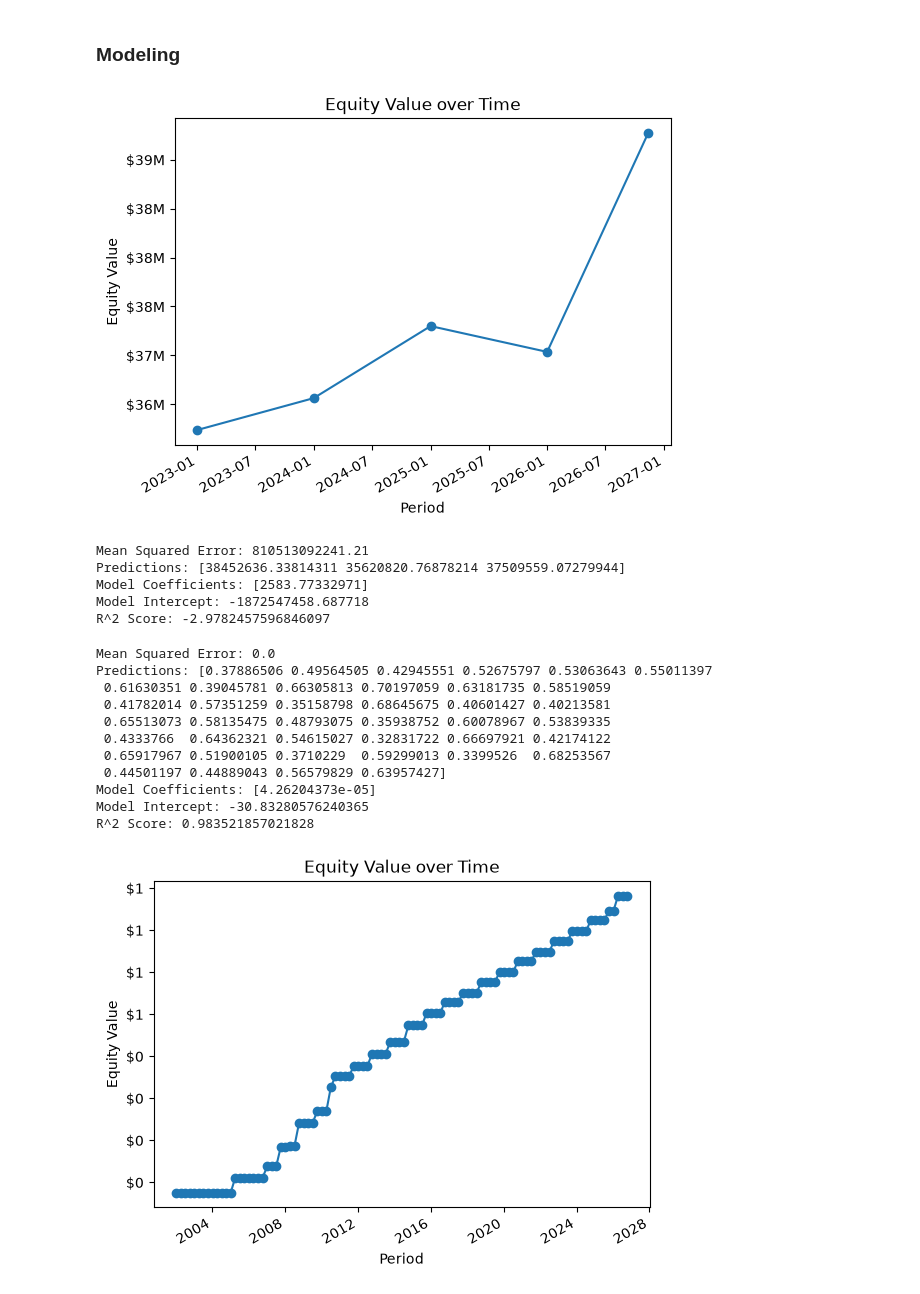
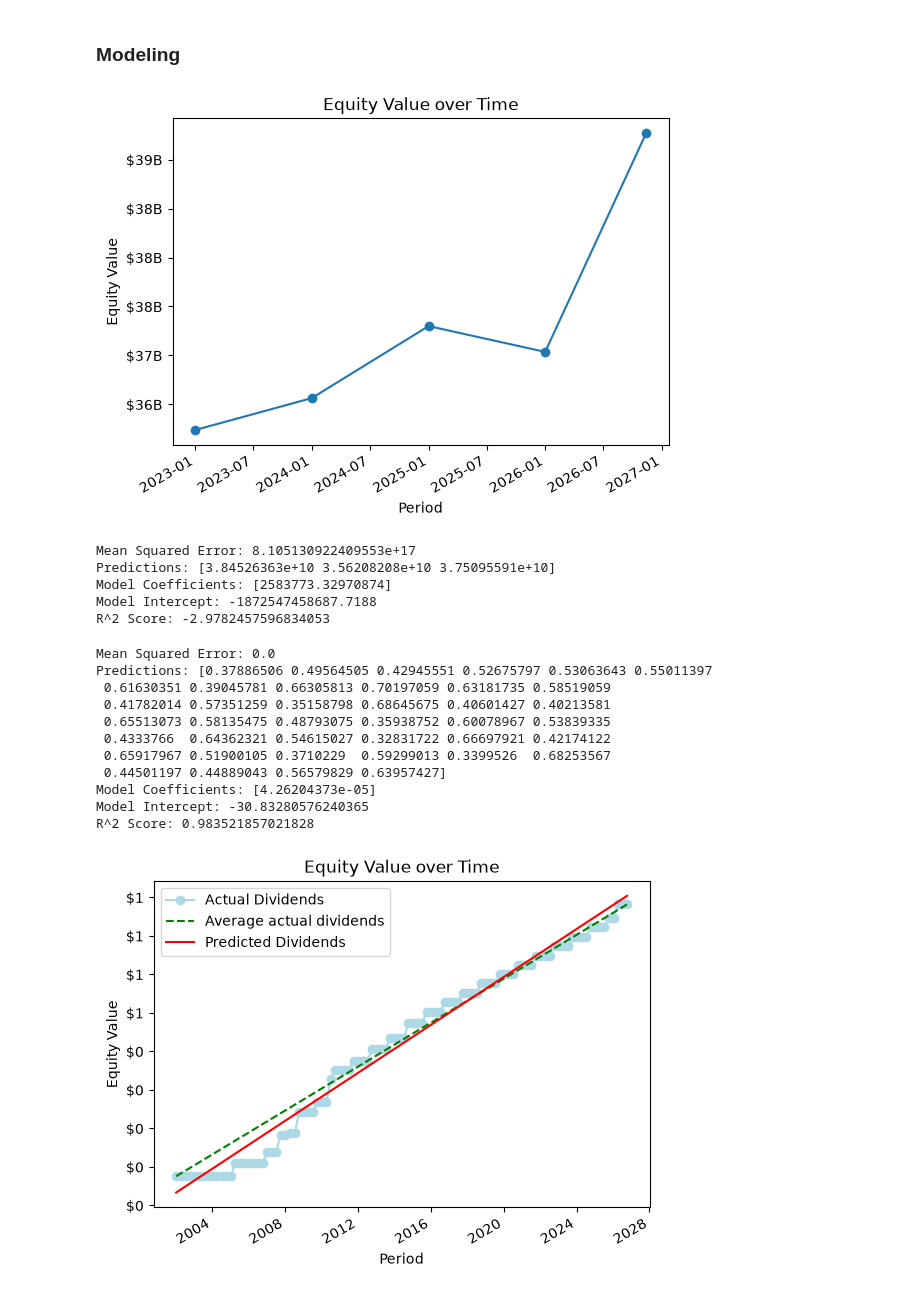
Before and after one commit to crsellinger/NW-Data-Analytics-Capstone, a Jupyter notebook: main.ipynb, the cells around one changed output. Drawn from its saved outputs; the diff is of its cells as text; code cells hidden in the pictures.

Commit message:
Redid graph design

```diff
--- a/main.ipynb
+++ b/main.ipynb
@@ -124,7 +124,7 @@ def header(subdomain):
 
 
 def parse_amount(value: str) -> float:
-    multipliers = {"M": 1e6, "B": 1e9, "T": 1e12, "K": 1e3}
+    multipliers = {"M": 1e6, "B": 1e9, "T": 1e12, "K": 1e3} # may be calculated by initial * thousands
 
     if pd.isna(value):
         return value
@@ -135,7 +135,7 @@ def parse_amount(value: str) -> float:
     if suffix in multipliers:
         return float(text[:-1]) * multipliers[suffix]
 
-    return float(text)
+    return float(text) * 1000
 
 
 def scrape_page(url, header):
@@ -173,6 +173,7 @@ def scrape_page_financials(url, header):
     table = element_html.xpath("//table")
     table_tree = lxml.etree.tostring(table[0], method="xml", encoding="unicode")
     panda = pd.read_html(StringIO(table_tree))
+    print(panda)
     # rows = table[0].xpath(
     #     ".//div[contains(concat(' ', normalize-space(@class), ' '), ' row ')]"
     # )
@@ -716,12 +717,12 @@ print("Model Intercept:", model.intercept_)
 
 print("R^2 Score:", r2_score(y_test, y_pred))
 # %% [output]
-[figure, old version]
+[figure, new version]
-Mean Squared Error: 810513092241.21
-Predictions: [38452636.33814311 35620820.76878214 37509559.07279944]
-Model Coefficients: [2583.77332971]
-Model Intercept: -1872547458.687718
-R^2 Score: -2.9782457596846097
+Mean Squared Error: 8.105130922409553e+17
+Predictions: [3.84526363e+10 3.56208208e+10 3.75095591e+10]
+Model Coefficients: [2583773.32970874]
+Model Intercept: -1872547458687.7188
+R^2 Score: -2.9782457596834053
 # %%
 # DDM Model
 
@@ -777,6 +778,7 @@ X_train, X_test, y_train, y_test = train_test_split(
 model = LinearRegression()
 model.fit(X_train.values.reshape(-1, 1), y_train)
 y_pred = model.predict(X_test.values.reshape(-1, 1))
+y_pred2 = model.predict(X.values.reshape(-1, 1))
 
 # Example model evaluation
 mse = round(mean_squared_error(y_test, y_pred), 2)
@@ -786,32 +788,41 @@ print("Mean Squared Error:", mse)
 print("Predictions:", y_pred)
 
 # Example model coefficients
 print("Model Coefficients:", model.coef_)
 print("Model Intercept:", model.intercept_)
 
 print("R^2 Score:", r2_score(y_test, y_pred))
 
 scale, suffix = plot_scale(y)
 
+y_start = y.min()
+y_end = y.max()
+
 # plot X, y on line chart using plt
 fig, ax = plt.subplots()
-ax.plot(X.map(datetime.fromordinal), y, marker="o")
+# Actual dividend values
+ax.plot(X.map(datetime.fromordinal), y, marker="o", label="Actual Dividends", color="lightblue")
+# Average actual dividends, draws straight line through actual dividends
+ax.plot([X.map(datetime.fromordinal).min(), X.map(datetime.fromordinal).max()], [y_start, y_end], color="green", linestyle="--", label="Average actual dividends")
+# plot predicted values
+ax.plot(X.map(datetime.fromordinal), y_pred2, label="Predicted Dividends", color="red")
+ax.legend()
 ax.yaxis.set_major_formatter(FuncFormatter(lambda y, _: f"${y / scale:,.0f}{suffix}"))
 fig.autofmt_xdate()
 ax.set_xlabel("Period")
 ax.set_ylabel("Equity Value")
 ax.set_title("Equity Value over Time")
 plt.show()
 # %% [output]
 Mean Squared Error: 0.0
 Predictions: [0.37886506 0.49564505 0.42945551 0.52675797 0.53063643 0.55011397
  0.61630351 0.39045781 0.66305813 0.70197059 0.63181735 0.58519059
  0.41782014 0.57351259 0.35158798 0.68645675 0.40601427 0.40213581
  0.65513073 0.58135475 0.48793075 0.35938752 0.60078967 0.53839335
  0.4333766  0.64362321 0.54615027 0.32831722 0.66697921 0.42174122
  0.65917967 0.51900105 0.3710229  0.59299013 0.3399526  0.68253567
  0.44501197 0.44889043 0.56579829 0.63957427]
 Model Coefficients: [4.26204373e-05]
 Model Intercept: -30.83280576240365
 R^2 Score: 0.983521857021828
-[figure, old version]
+[figure, new version]
```
Also changed, not shown: parts of 2 cells of this notebook, 4 other files.
